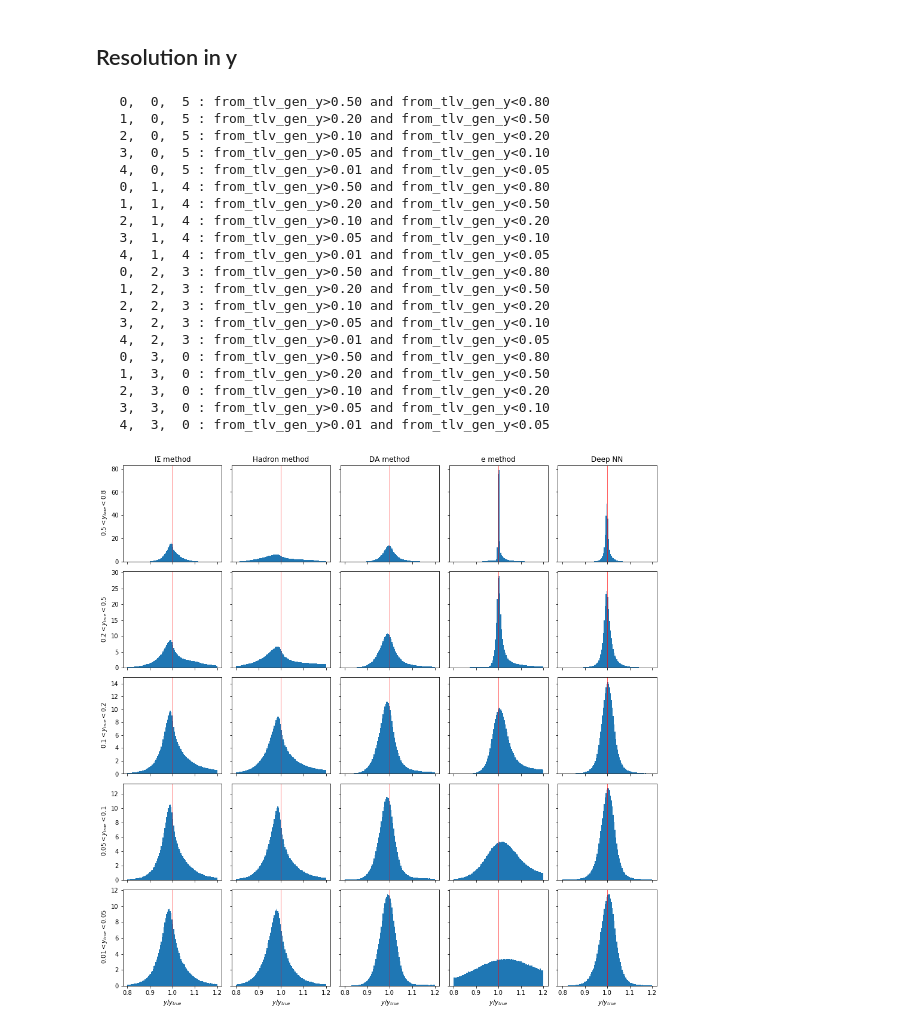
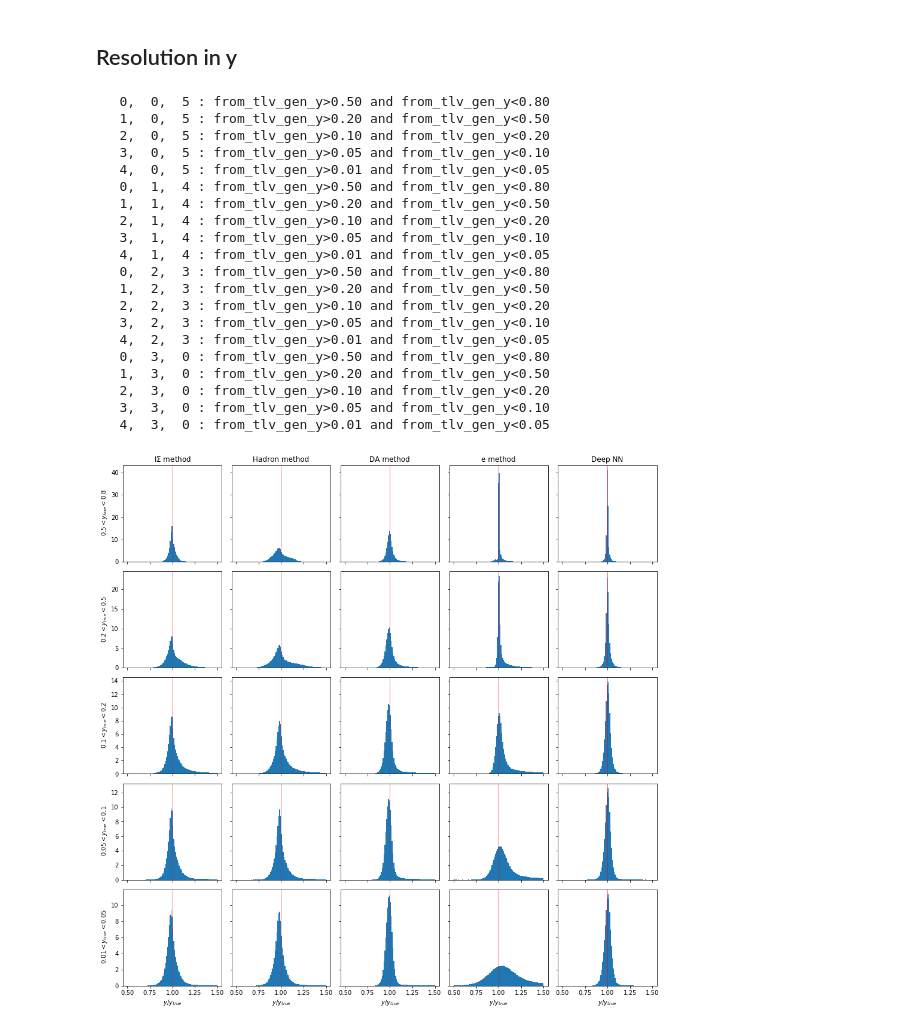
Before and after one commit to owen234/DIS-reco, a Jupyter notebook: NN_athena_classify_then_reg_plots_subsel.ipynb, the cells around one changed output. Saved outputs shown, nothing was run; the diff lists cells and outputs as text; code cells hidden in the pictures.

```diff
--- a/NN_athena_classify_then_reg_plots_subsel.ipynb
+++ b/NN_athena_classify_then_reg_plots_subsel.ipynb
@@ -33,7 +33,7 @@ plot_fsr_only = False
 plot_norad_only = False
 
 
-
+xaxis_range = 'medium'
 
 save_plots = True
 
@@ -1017,8 +1017,9 @@ methods_to_use = [5, 4, 3, 0]
 xmin = 0.7
 xmax = 1.3
 
-#xmin = 0.5
-#xmax = 1.5
+if xaxis_range == 'medium':
+    xmin = 0.5
+    xmax = 1.5
 
 y_cut = [
     'from_tlv_gen_y>0.50 and from_tlv_gen_y<0.80',
@@ -1106,8 +1107,10 @@ nn_output_index = 1
 xmin = 0.90
 xmax = 1.10
 
-#xmin = 0.5
-#xmax = 1.5
+
+if xaxis_range == 'medium':
+    xmin = 0.6
+    xmax = 1.4
 
 y_cut = [
     'from_tlv_gen_y>0.50 and from_tlv_gen_y<0.80',
@@ -1197,6 +1200,10 @@ nn_output_index = 2
 
 xmin = 0.8
 xmax = 1.2
+
+if xaxis_range == 'medium':
+    xmin = 0.5
+    xmax = 1.5
 
 y_cut = [
     'from_tlv_gen_y>0.50 and from_tlv_gen_y<0.80',
@@ -1246,31 +1253,31 @@ for i in range(5):
         ax[i][j].axvline(1.0,color='red',lw=1,alpha=0.6)
 
 if save_plots :
     plt.savefig('plots/deepNN-y-resolution-ATHENA-Q2gt200-CthenR-%s.pdf' % plot_string, bbox_inches='tight' )
     plt.savefig('plots/deepNN-y-resolution-ATHENA-Q2gt200-CthenR-%s.png' % plot_string, bbox_inches='tight' )
 
 
 
 plt.subplots_adjust(wspace=0.1, hspace=0.1)
 # %% [output]
    0,  0,  5 : from_tlv_gen_y>0.50 and from_tlv_gen_y<0.80
    1,  0,  5 : from_tlv_gen_y>0.20 and from_tlv_gen_y<0.50
    2,  0,  5 : from_tlv_gen_y>0.10 and from_tlv_gen_y<0.20
    3,  0,  5 : from_tlv_gen_y>0.05 and from_tlv_gen_y<0.10
    4,  0,  5 : from_tlv_gen_y>0.01 and from_tlv_gen_y<0.05
    0,  1,  4 : from_tlv_gen_y>0.50 and from_tlv_gen_y<0.80
    1,  1,  4 : from_tlv_gen_y>0.20 and from_tlv_gen_y<0.50
    2,  1,  4 : from_tlv_gen_y>0.10 and from_tlv_gen_y<0.20
    3,  1,  4 : from_tlv_gen_y>0.05 and from_tlv_gen_y<0.10
    4,  1,  4 : from_tlv_gen_y>0.01 and from_tlv_gen_y<0.05
    0,  2,  3 : from_tlv_gen_y>0.50 and from_tlv_gen_y<0.80
    1,  2,  3 : from_tlv_gen_y>0.20 and from_tlv_gen_y<0.50
    2,  2,  3 : from_tlv_gen_y>0.10 and from_tlv_gen_y<0.20
    3,  2,  3 : from_tlv_gen_y>0.05 and from_tlv_gen_y<0.10
    4,  2,  3 : from_tlv_gen_y>0.01 and from_tlv_gen_y<0.05
    0,  3,  0 : from_tlv_gen_y>0.50 and from_tlv_gen_y<0.80
    1,  3,  0 : from_tlv_gen_y>0.20 and from_tlv_gen_y<0.50
    2,  3,  0 : from_tlv_gen_y>0.10 and from_tlv_gen_y<0.20
    3,  3,  0 : from_tlv_gen_y>0.05 and from_tlv_gen_y<0.10
    4,  3,  0 : from_tlv_gen_y>0.01 and from_tlv_gen_y<0.05
-[figure, old version]
+[figure, new version]
```
Also changed, not shown: parts of 17 cells of this notebook, 1 other file.
